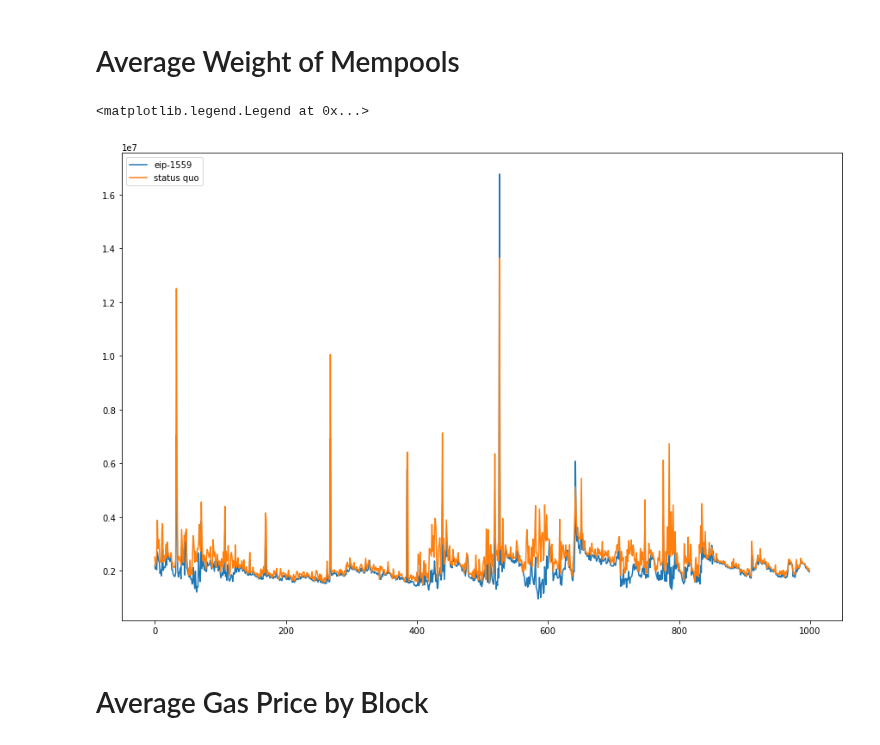
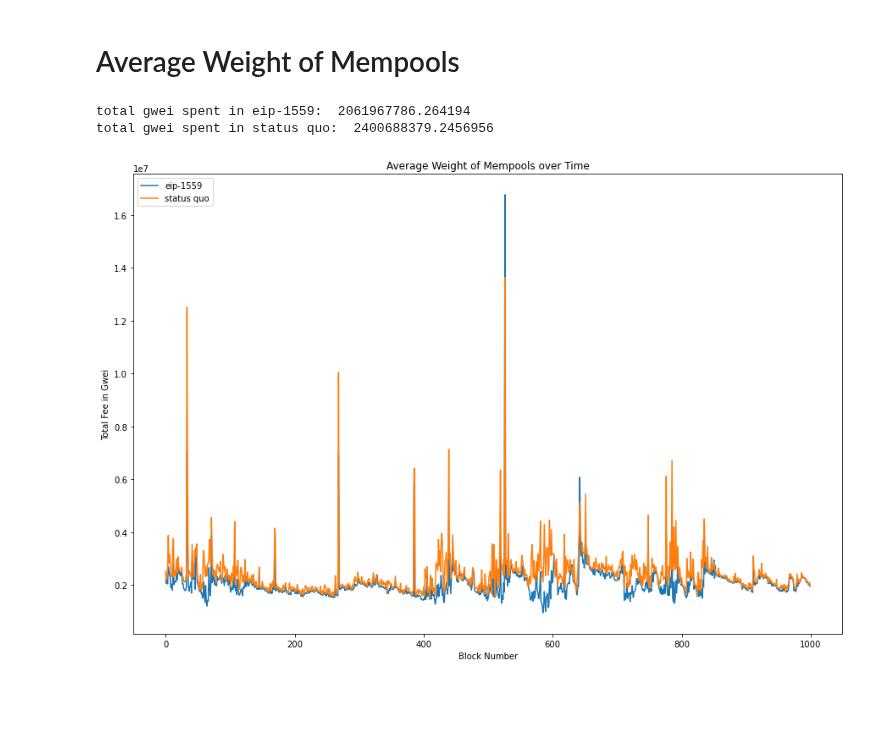
Before and after one commit to teohyikhaw/camcos, a Jupyter notebook: simulations/Congestion2.0.ipynb, the cells around one changed output. Saved outputs shown, nothing was run; the diff lists cells and outputs as text; code cells hidden in the pictures; blank space fills up the shorter version.

```diff
--- a/simulations/Congestion2.0.ipynb
+++ b/simulations/Congestion2.0.ipynb
@@ -244,11 +248,15 @@ plt.legend(loc="upper left")
 # %%
 eip_mempool_avgs = [sum(i["amount paid"]) / len(i) for i in eip_mempools_data]
 sq_mempool_avgs = [sum(i["amount paid"]) / len(i) for i in sq_mempools_data]
+plt.title("Average Weight of Mempools over Time")
+plt.xlabel("Block Number")
+plt.ylabel("Total Fee in Gwei")
 plt.plot(eip_mempool_avgs, label="eip-1559")
 plt.plot(sq_mempool_avgs, label="status quo")
 plt.legend(loc="upper left")
+print("total gwei spent in eip-1559: ", sum(eip_mempool_avgs))
+print("total gwei spent in status quo: ", sum(sq_mempool_avgs))
 # %% [output]
-<matplotlib.legend.Legend at 0x...>
+total gwei spent in eip-1559:  2061967786.264194
+total gwei spent in status quo:  2400688379.2456956
-[figure, old version]
+[figure, new version]
-# %% [markdown]
-# Average Gas Price by Block
```
Also changed, not shown: parts of 8 cells of this notebook.
